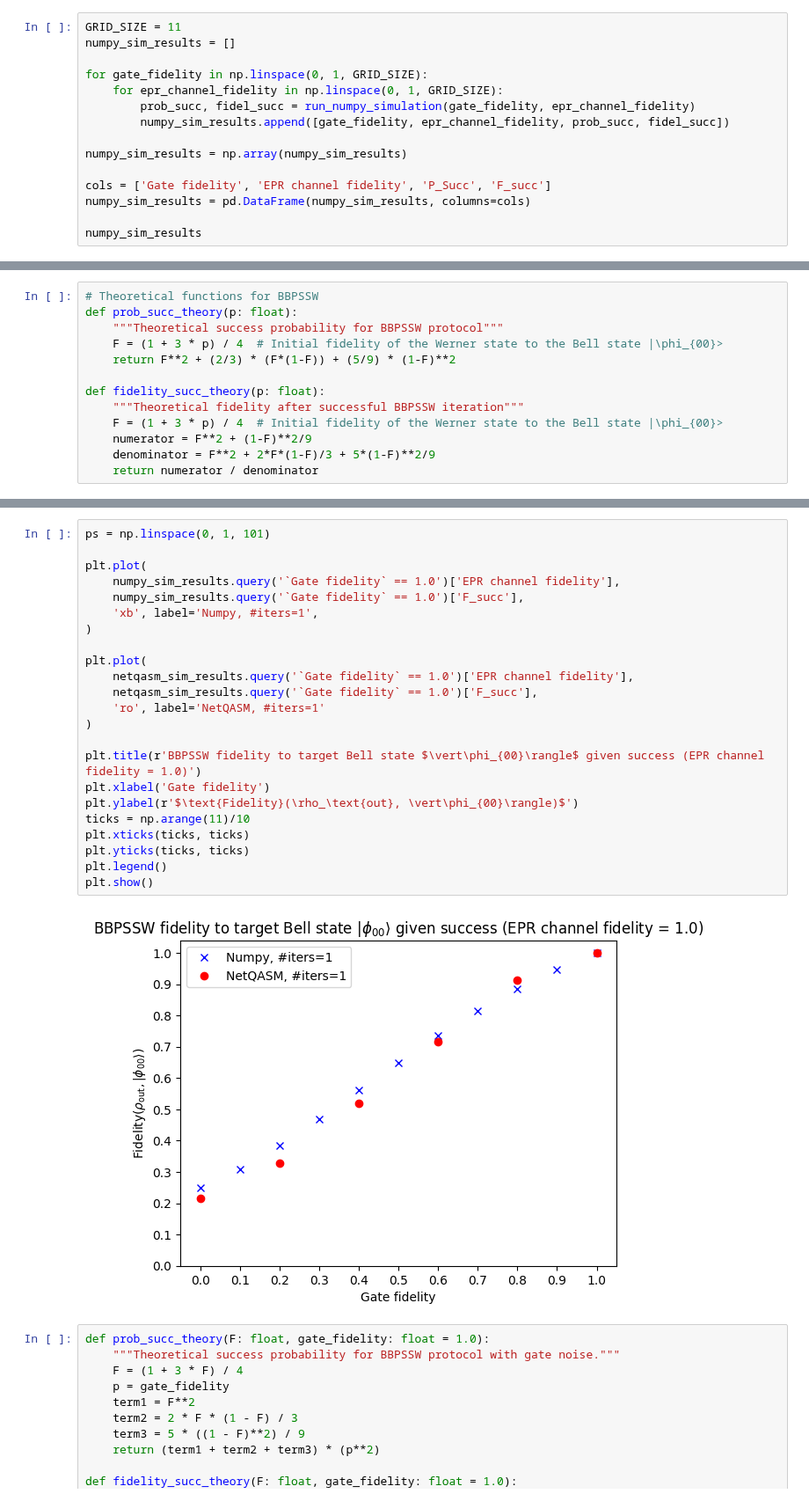
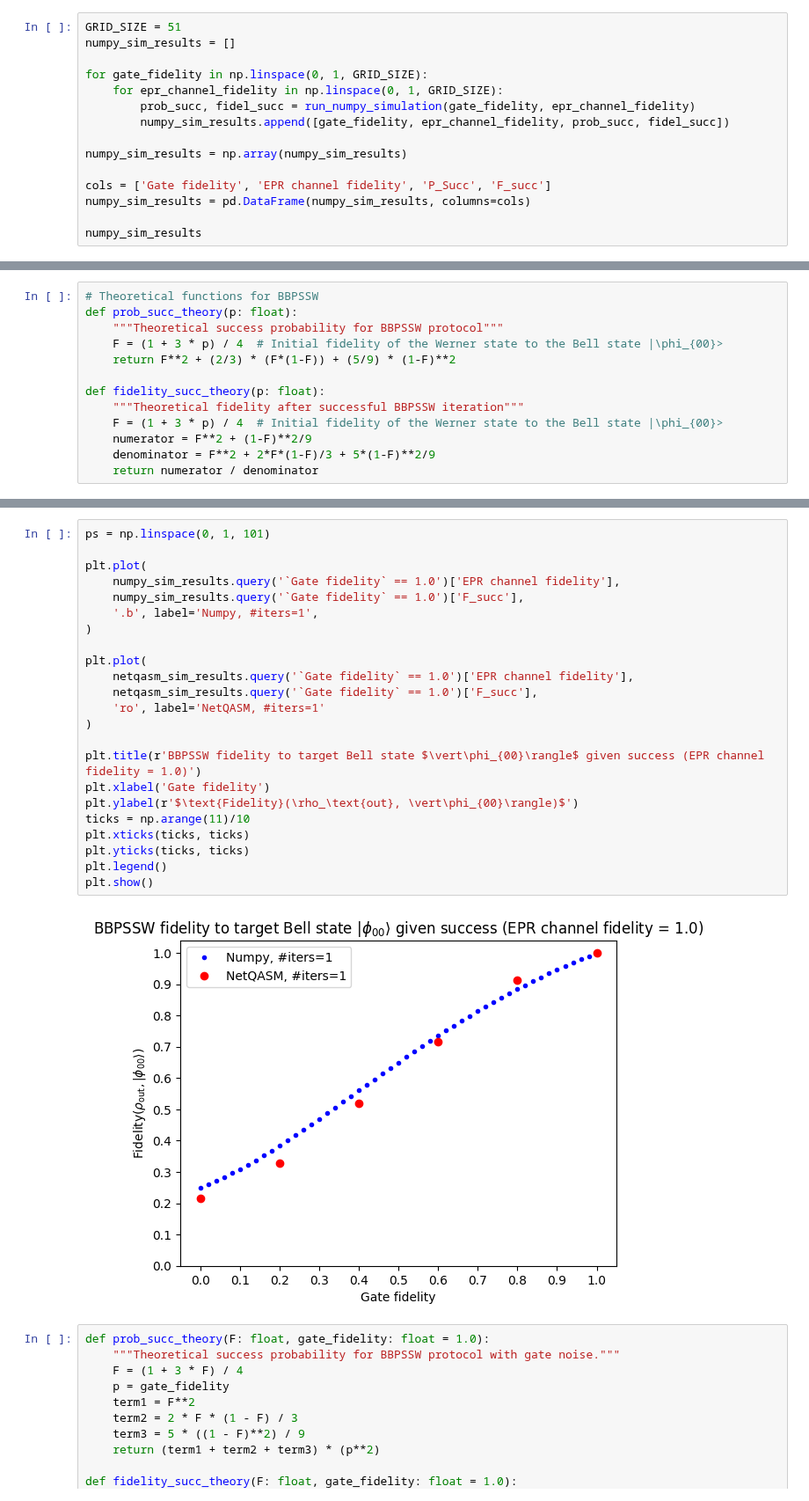
Before and after one commit to iDragos1234/CS4090, a Jupyter notebook: project/bbpssw/bbpssw_simulation.ipynb, the cells around one changed output, grey strips where cells are left out. Shown at 88% size. Saved outputs shown, nothing was run; the diff lists cells and outputs as text.

```diff
--- a/project/bbpssw/bbpssw_simulation.ipynb
+++ b/project/bbpssw/bbpssw_simulation.ipynb
@@ -50,7 +50,7 @@ def run_numpy_simulation(gate_fidelity, epr_channel_fidelity):
 
     return prob_succ, fidel_succ
 # %%
-GRID_SIZE = 11
+GRID_SIZE = 51
 numpy_sim_results = []
 
 for gate_fidelity in np.linspace(0, 1, GRID_SIZE):
@@ -233,28 +233,28 @@ plt.show()
 # %%
 ps = np.linspace(0, 1, 101)
 
 plt.plot(
     numpy_sim_results.query('`Gate fidelity` == 1.0')['EPR channel fidelity'],
     numpy_sim_results.query('`Gate fidelity` == 1.0')['F_succ'],
-    'xb', label='Numpy, #iters=1',
+    '.b', label='Numpy, #iters=1',
 )
 
 plt.plot(
     netqasm_sim_results.query('`Gate fidelity` == 1.0')['EPR channel fidelity'],
     netqasm_sim_results.query('`Gate fidelity` == 1.0')['F_succ'],
     'ro', label='NetQASM, #iters=1'
 )
 
 plt.title(r'BBPSSW fidelity to target Bell state $\vert\phi_{00}\rangle$ given success (EPR channel fidelity = 1.0)')
 plt.xlabel('Gate fidelity')
 plt.ylabel(r'$\text{Fidelity}(\rho_\text{out}, \vert\phi_{00}\rangle)$')
 ticks = np.arange(11)/10
 plt.xticks(ticks, ticks)
 plt.yticks(ticks, ticks)
 plt.legend()
 plt.show()
 # %% [output]
-[figure, old version]
+[figure, new version]
 # %%
 def prob_succ_theory(F: float, gate_fidelity: float = 1.0):
     """Theoretical success probability for BBPSSW protocol with gate noise."""
```
Also changed, not shown: parts of 8 cells of this notebook.
